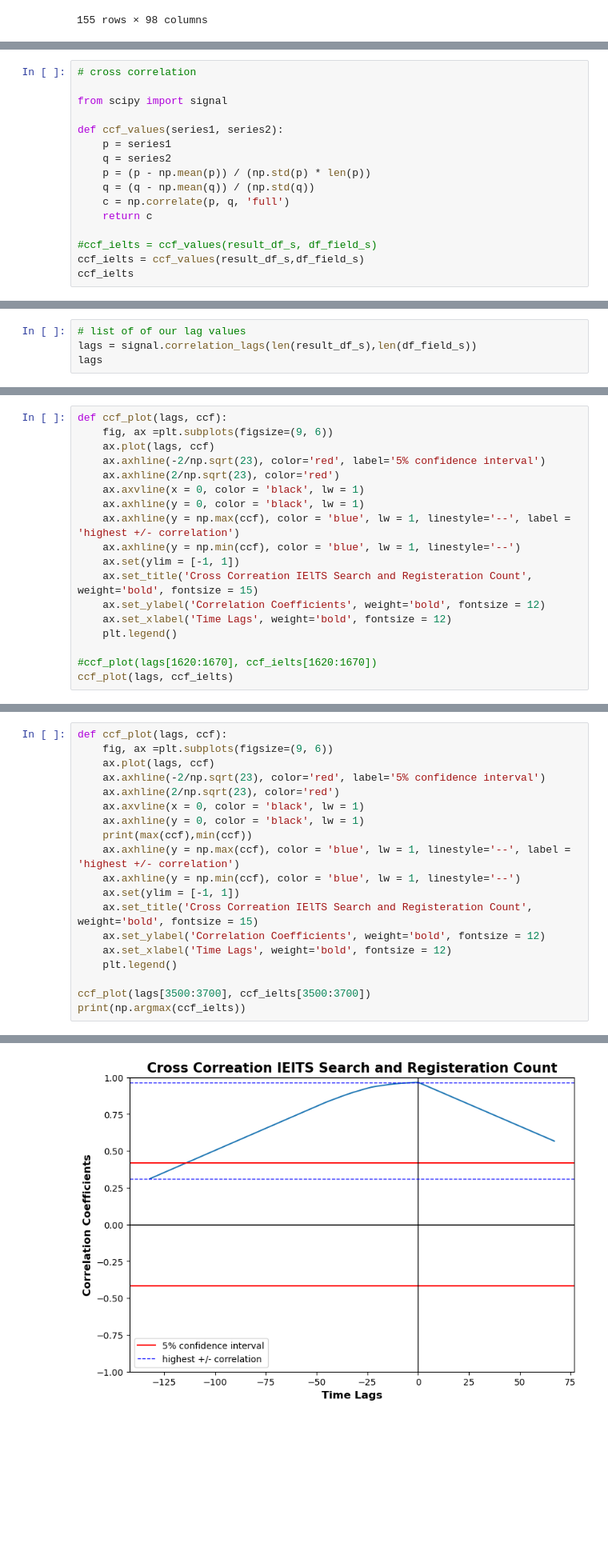
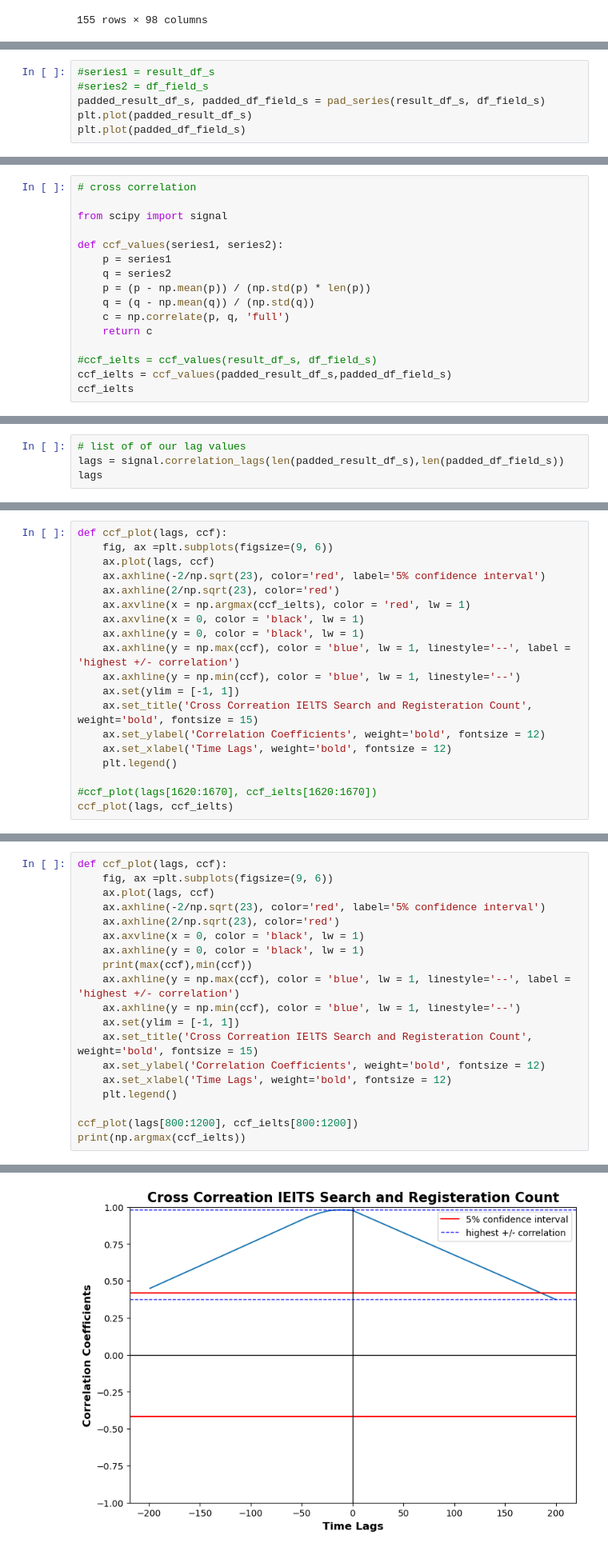
Before and after one commit to rivillasm/python_code, a Jupyter notebook: temp.ipynb, the cells around one changed output, grey strips where cells are left out. Shown at 80% size. Drawn from its saved outputs; the diff is of its cells as text; blank space fills up the shorter version.

```diff
--- a/temp.ipynb
+++ b/temp.ipynb
@@ -211,3 +212,9 @@ def pad_series(series1, series2):
         series2 = pd.concat([series2, pd.Series([0] * (len1 - len2))], ignore_index=True)
 
     return series1, series2
+# %%
+#series1 = result_df_s
+#series2 = df_field_s
+padded_result_df_s, padded_df_field_s = pad_series(result_df_s, df_field_s)
+plt.plot(padded_result_df_s)
+plt.plot(padded_df_field_s)
@@ -251,6 +261,6 @@ def ccf_values(series1, series2):
     return c
 
 #ccf_ielts = ccf_values(result_df_s, df_field_s)
-ccf_ielts = ccf_values(result_df_s,df_field_s)
+ccf_ielts = ccf_values(padded_result_df_s,padded_df_field_s)
 ccf_ielts
 # %% [output]
@@ -259,5 +269,5 @@ array([-0.00044677, -0.0008838 , -0.0013194 , ..., -0.00119545,
 # %%
 # list of of our lag values
-lags = signal.correlation_lags(len(result_df_s),len(df_field_s))
+lags = signal.correlation_lags(len(padded_result_df_s),len(padded_df_field_s))
 lags
 # %% [output]
@@ -272,6 +286,7 @@ def ccf_plot(lags, ccf):
     ax.plot(lags, ccf)
     ax.axhline(-2/np.sqrt(23), color='red', label='5% confidence interval')
     ax.axhline(2/np.sqrt(23), color='red')
+    ax.axvline(x = np.argmax(ccf_ielts), color = 'red', lw = 1)
     ax.axvline(x = 0, color = 'black', lw = 1)
     ax.axhline(y = 0, color = 'black', lw = 1)
     ax.axhline(y = np.max(ccf), color = 'blue', lw = 1, linestyle='--', label = 'highest +/- correlation')
@@ -303,6 +318,6 @@ def ccf_plot(lags, ccf):
     ax.set_xlabel('Time Lags', weight='bold', fontsize = 12)
     plt.legend()
 
-ccf_plot(lags[3500:3700], ccf_ielts[3500:3700])
+ccf_plot(lags[800:1200], ccf_ielts[800:1200])
 print(np.argmax(ccf_ielts))
 # %% [output]
@@ -311 +326 @@ print(np.argmax(ccf_ielts))
-[figure, old version]
+[figure, new version]
```
Also changed, not shown: parts of 38 cells of this notebook.
